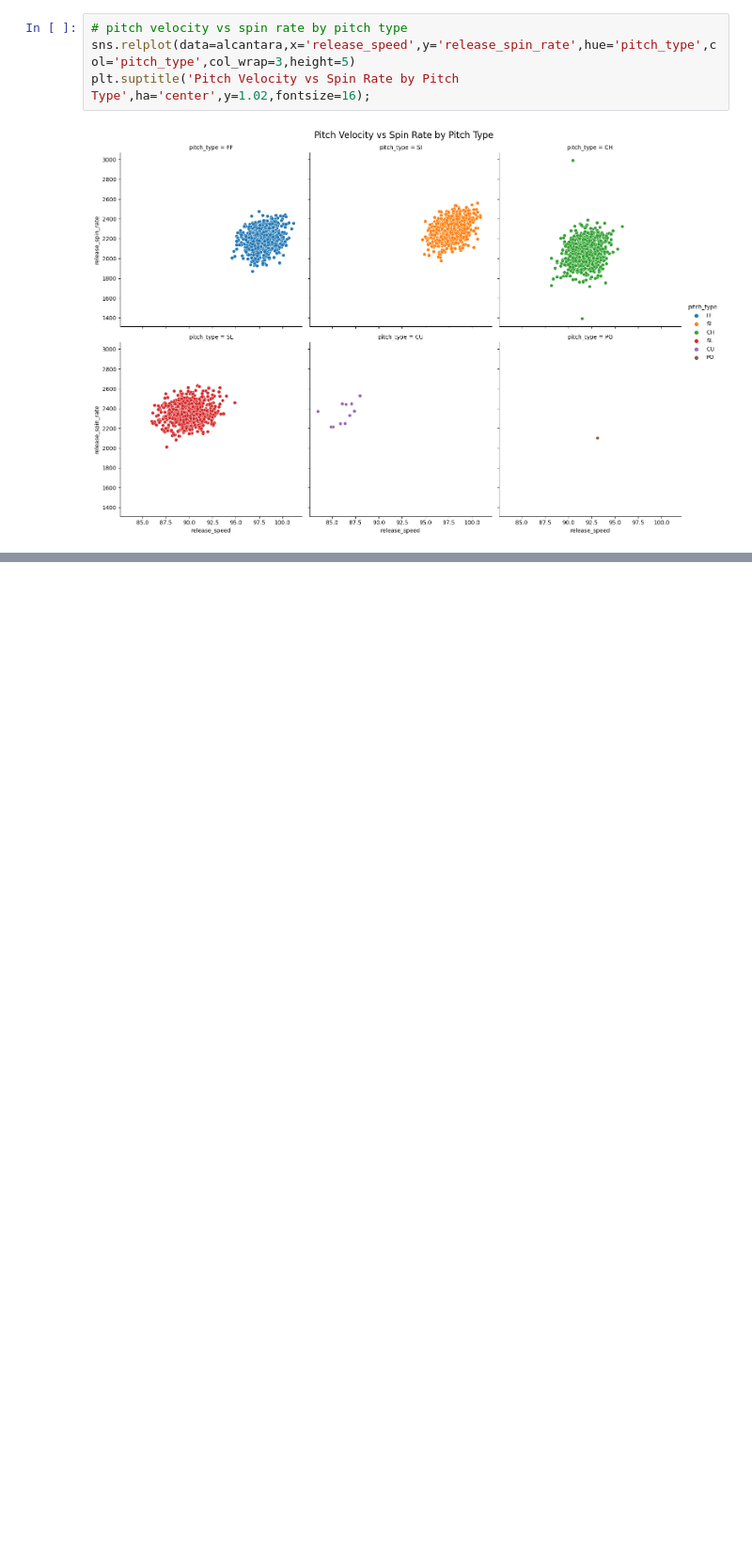
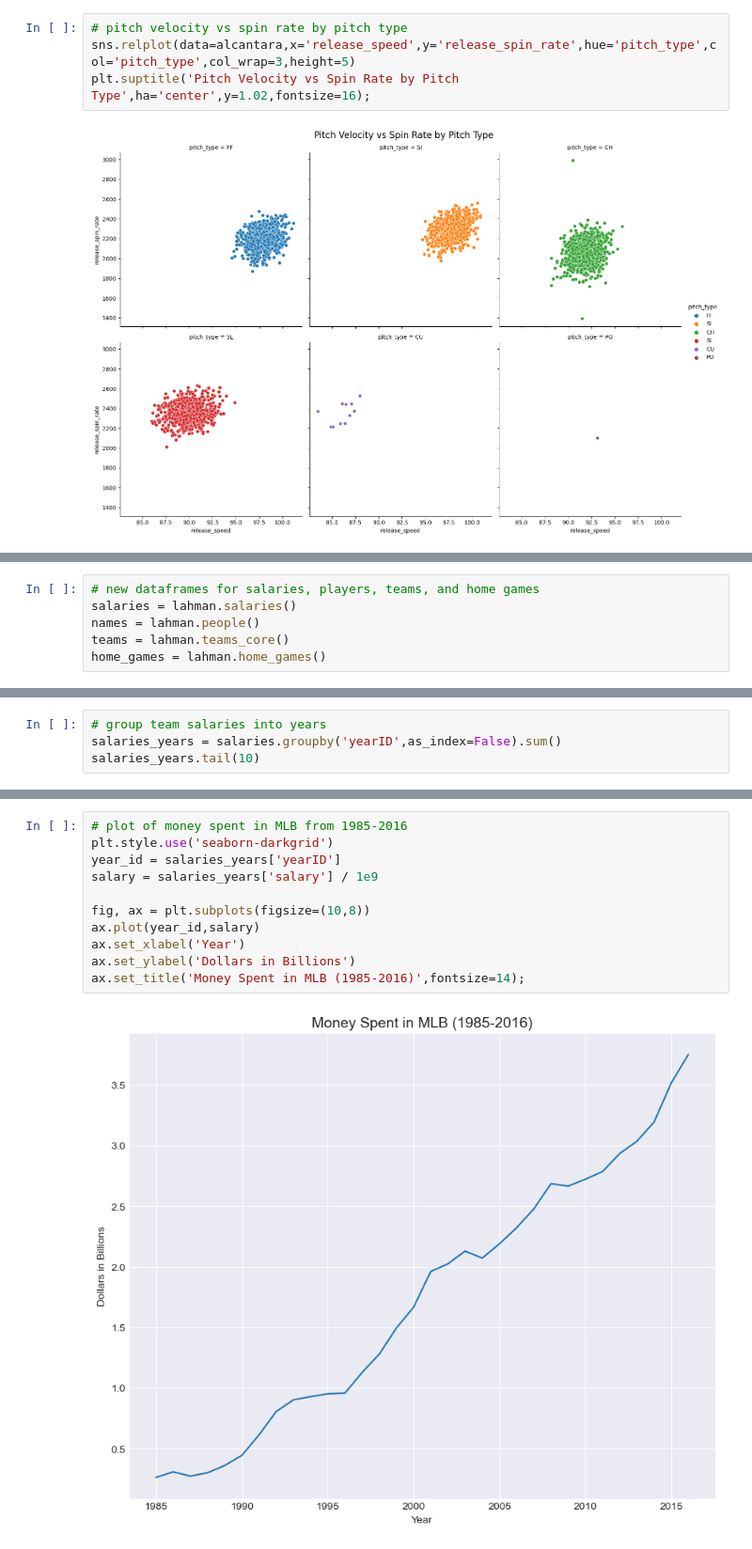
Before and after one commit to danielcho16/baseball_analytics, a Jupyter notebook: baseball_analytics.ipynb, the cells around one changed output, grey strips where cells are left out. Shown at 94% size. Saved outputs shown, nothing was run; the diff lists cells and outputs as text; blank space fills up the shorter version.

```diff
--- a/baseball_analytics.ipynb
+++ b/baseball_analytics.ipynb
@@ -1106,0 +1110,6 @@ plt.suptitle('Pitch Velocity vs Spin Rate by Pitch Type',ha='center',y=1.02,font
+# %%
+# new dataframes for salaries, players, teams, and home games
+salaries = lahman.salaries()
+names = lahman.people()
+teams = lahman.teams_core()
+home_games = lahman.home_games()
@@ -1106,0 +1156,4 @@ plt.suptitle('Pitch Velocity vs Spin Rate by Pitch Type',ha='center',y=1.02,font
+# %%
+# group team salaries into years
+salaries_years = salaries.groupby('yearID',as_index=False).sum()
+salaries_years.tail(10)
@@ -1106,0 +1172,13 @@ plt.suptitle('Pitch Velocity vs Spin Rate by Pitch Type',ha='center',y=1.02,font
+# %%
+# plot of money spent in MLB from 1985-2016
+plt.style.use('seaborn-darkgrid')
+year_id = salaries_years['yearID']
+salary = salaries_years['salary'] / 1e9
+
+fig, ax = plt.subplots(figsize=(10,8))
+ax.plot(year_id,salary)
+ax.set_xlabel('Year')
+ax.set_ylabel('Dollars in Billions')
+ax.set_title('Money Spent in MLB (1985-2016)',fontsize=14);
+# %% [output]
+[figure, added]
```
Also changed, not shown: parts of 15 cells of this notebook, 1 other file.
